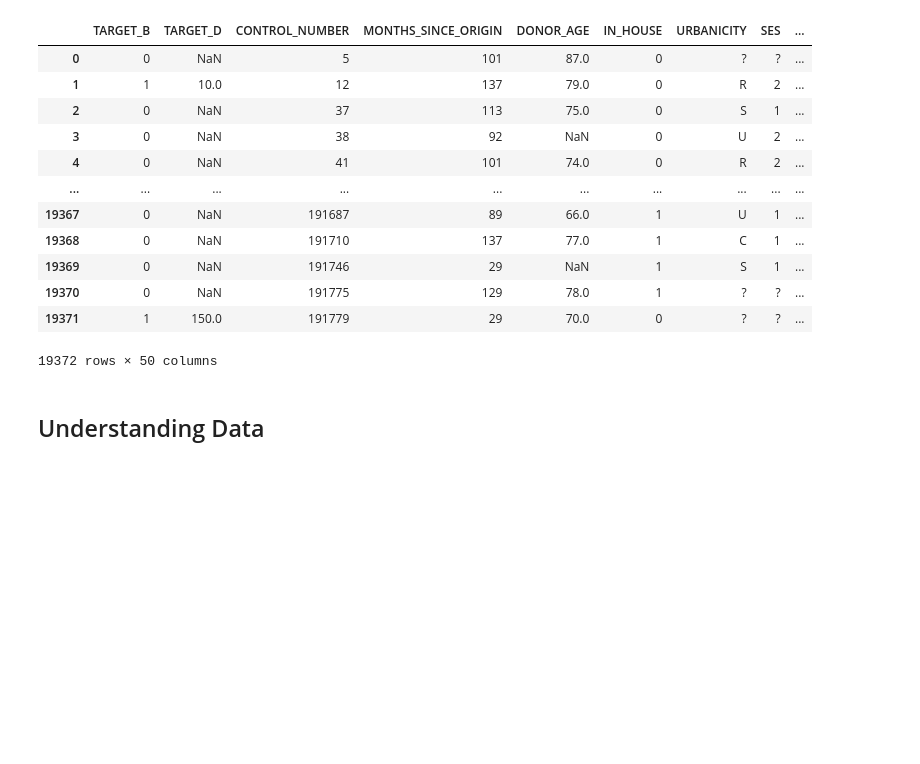
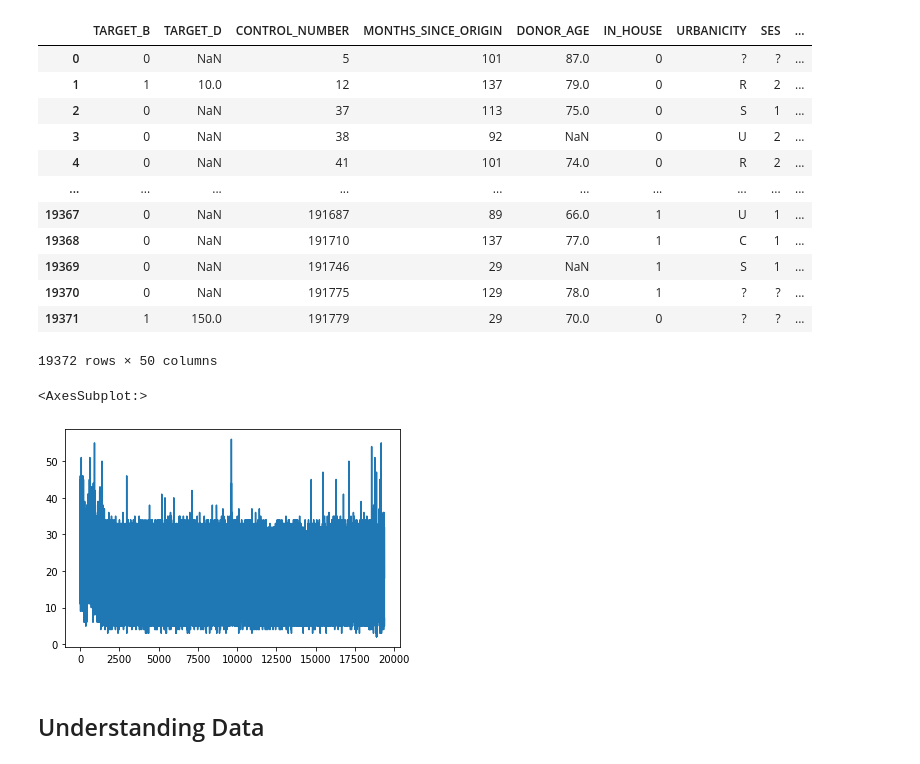
Before and after one commit to jlp237/ml_project, a Jupyter notebook: AA_202021_Project.ipynb, the cells around one changed output. Drawn from its saved outputs; the diff is of its cells as text; code cells hidden in the pictures; blank space fills up the shorter version.

Commit message:
aded more data transformation steps.

```diff
--- a/AA_202021_Project.ipynb
+++ b/AA_202021_Project.ipynb
@@ -156,6 +156,17 @@ raw_data
 | 19370 | 0 | NaN | 191775 | 129 | 78.0 | 1 | ? | ? | ... |
 | 19371 | 1 | 150.0 | 191779 | 29 | 70.0 | 0 | ? | ? | ... |
 19372 rows × 50 columns
+# %%
+# TODO: weiter inspizieren,ob es ausreisser gibt.
+
+raw_data.LIFETIME_CARD_PROM[:].plot()
+
+#raw_data.MONTHS_SINCE_LAST_PROM_RESP.plot(kind="hist")
+
+#raw_data.DONOR_AGE[raw_data.DONOR_AGE == 0.0]
+# %% [output]
+<AxesSubplot:>
+[figure, added]
 # %% [markdown]
 ## Understanding Data
 # %% [markdown]
```
Also changed, not shown: parts of 23 cells of this notebook.
